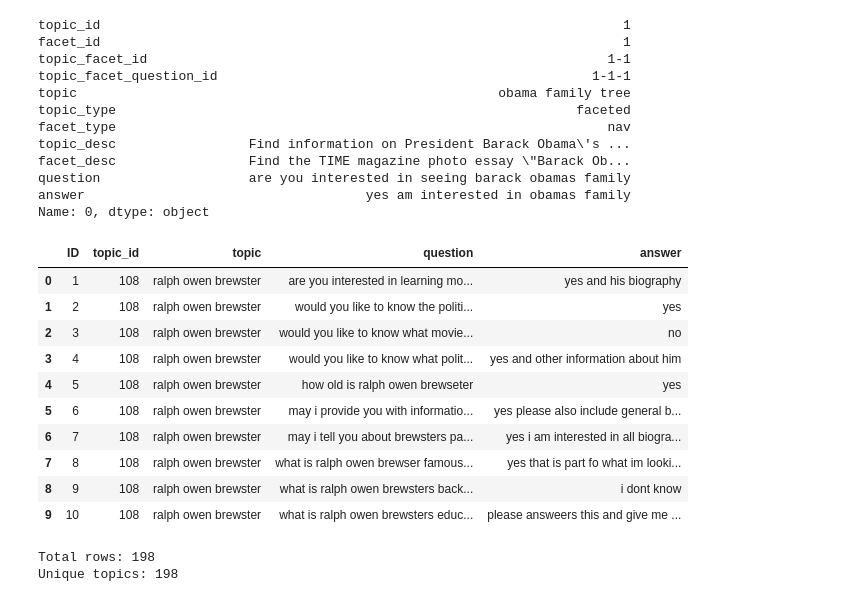
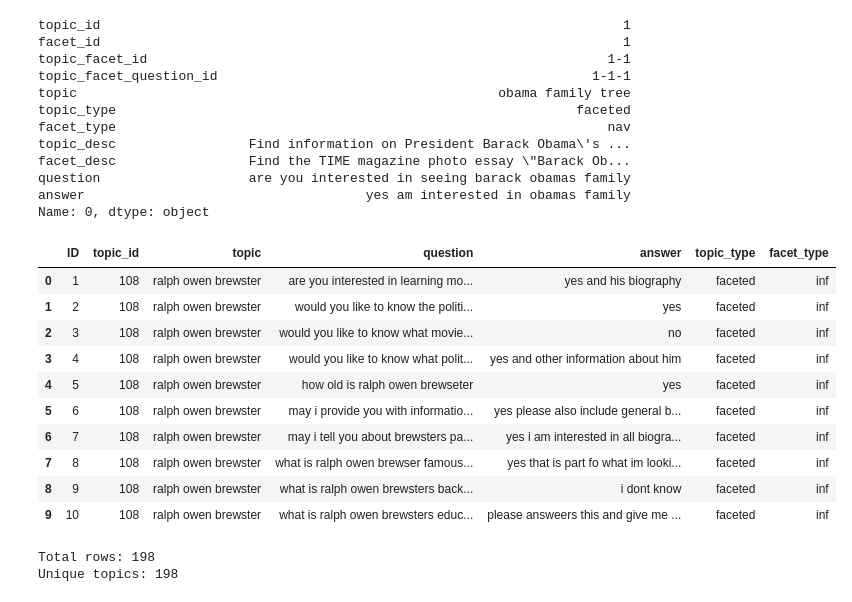
Before and after one commit to raina-joshi/llm-followup-thesis, a Jupyter notebook: preliminary_experiments.ipynb, the cells around one changed output. Saved outputs shown, nothing was run; the diff lists cells and outputs as text; code cells hidden in the pictures.

```diff
--- a/preliminary_experiments.ipynb
+++ b/preliminary_experiments.ipynb
@@ -52,28 +51,28 @@ Name: 0, dtype: object
 # %%
 # unique queries
 unique_queries = df[['topic_id', 'topic']].drop_duplicates()
 
 sample_queries = unique_queries.sample(n=30, random_state=42)
 
-sample_df = df[df['topic_id'].isin(sample_queries['topic_id'])]
+original_df = df[df['topic_id'].isin(sample_queries['topic_id'])]
 
 # Reset index
-sample_df = sample_df.reset_index(drop=True)
-sample_df['ID'] = sample_df.index + 1
+original_df  = original_df.reset_index(drop=True)
+original_df['ID'] = original_df.index + 1
 
-sample_df = sample_df[['ID', 'topic_id', 'topic', 'question', 'answer']]
+original_df = original_df[['ID', 'topic_id', 'topic', 'question', 'answer', 'topic_type', 'facet_type']]
 
 pd.set_option('display.max_colwidth', None)
-display(sample_df.head(10))
+display(original_df.head(10))
 # %% [output]
-|  | ID | topic_id | topic | question | answer |
-| 0 | 1 | 108 | ralph owen brewster | are you interested in learning mo... | yes and his biography |
-| 1 | 2 | 108 | ralph owen brewster | would you like to know the politi... | yes |
-| 2 | 3 | 108 | ralph owen brewster | would you like to know what movie... | no |
-| 3 | 4 | 108 | ralph owen brewster | would you like to know what polit... | yes and other information about him |
-| 4 | 5 | 108 | ralph owen brewster | how old is ralph owen brewseter | yes |
-| 5 | 6 | 108 | ralph owen brewster | may i provide you with informatio... | yes please also include general b... |
-| 6 | 7 | 108 | ralph owen brewster | may i tell you about brewsters pa... | yes i am interested in all biogra... |
-| 7 | 8 | 108 | ralph owen brewster | what is ralph owen brewser famous... | yes that is part fo what im looki... |
-| 8 | 9 | 108 | ralph owen brewster | what is ralph owen brewsters back... | i dont know |
-| 9 | 10 | 108 | ralph owen brewster | what is ralph owen brewsters educ... | please answeers this and give me ... |
+|  | ID | topic_id | topic | question | answer | topic_type | facet_type |
+| 0 | 1 | 108 | ralph owen brewster | are you interested in learning mo... | yes and his biography | faceted | inf |
+| 1 | 2 | 108 | ralph owen brewster | would you like to know the politi... | yes | faceted | inf |
+| 2 | 3 | 108 | ralph owen brewster | would you like to know what movie... | no | faceted | inf |
+| 3 | 4 | 108 | ralph owen brewster | would you like to know what polit... | yes and other information about him | faceted | inf |
+| 4 | 5 | 108 | ralph owen brewster | how old is ralph owen brewseter | yes | faceted | inf |
+| 5 | 6 | 108 | ralph owen brewster | may i provide you with informatio... | yes please also include general b... | faceted | inf |
+| 6 | 7 | 108 | ralph owen brewster | may i tell you about brewsters pa... | yes i am interested in all biogra... | faceted | inf |
+| 7 | 8 | 108 | ralph owen brewster | what is ralph owen brewser famous... | yes that is part fo what im looki... | faceted | inf |
+| 8 | 9 | 108 | ralph owen brewster | what is ralph owen brewsters back... | i dont know | faceted | inf |
+| 9 | 10 | 108 | ralph owen brewster | what is ralph owen brewsters educ... | please answeers this and give me ... | faceted | inf |
```
Also changed, not shown: parts of 20 cells of this notebook.
